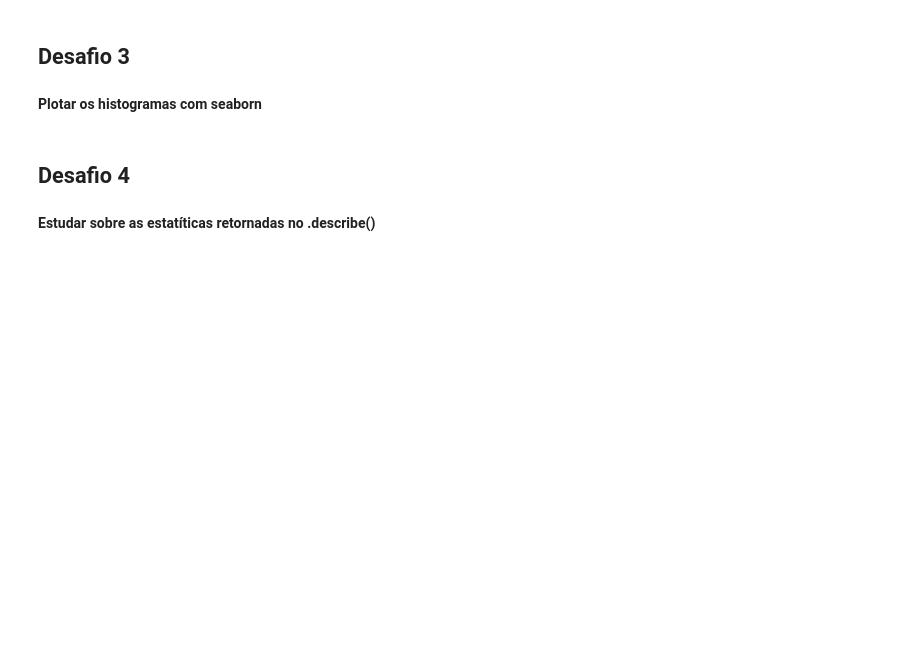
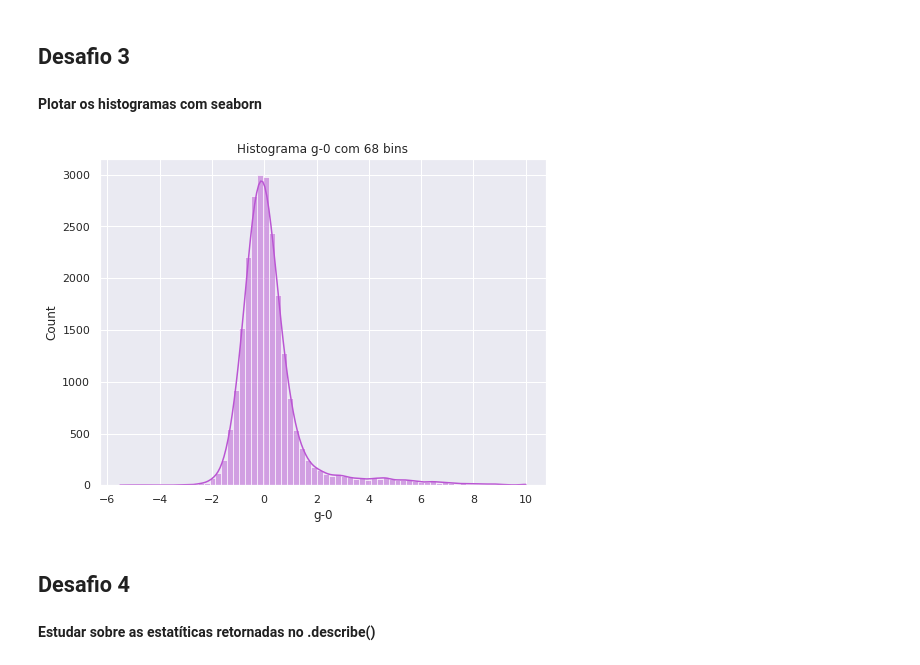
Before and after one commit to LincolnVS/ImersaoDadosAlura, a Jupyter notebook: Aula_02_Desafios.ipynb, the cells around one changed output. Drawn from its saved outputs; the diff is of its cells as text; code cells hidden in the pictures; blank space fills up the shorter version.

```diff
--- a/Aula_02_Desafios.ipynb
+++ b/Aula_02_Desafios.ipynb
@@ -41,6 +98,14 @@ dados = pd.read_csv(url_dados, compression = 'zip')
 ## Desafio 3
 # %% [markdown]
 **Plotar os histogramas com seaborn**
+# %%
+plt.figure(figsize=(8, 6))
+n_bins = int(len(dados['g-0'])/350) #cada bins contem agrupamento de 350 dados
+ax = sns.histplot(x = 'g-0', data=dados, bins=n_bins, kde=True, color = 'mediumorchid')
+ax.set_title(f'Histograma g-0 com {n_bins} bins')
+plt.show()
+# %% [output]
+[figure, added]
 # %% [markdown]
 ## Desafio 4
 # %% [markdown]
```
Also changed, not shown: parts of 12 cells of this notebook.
